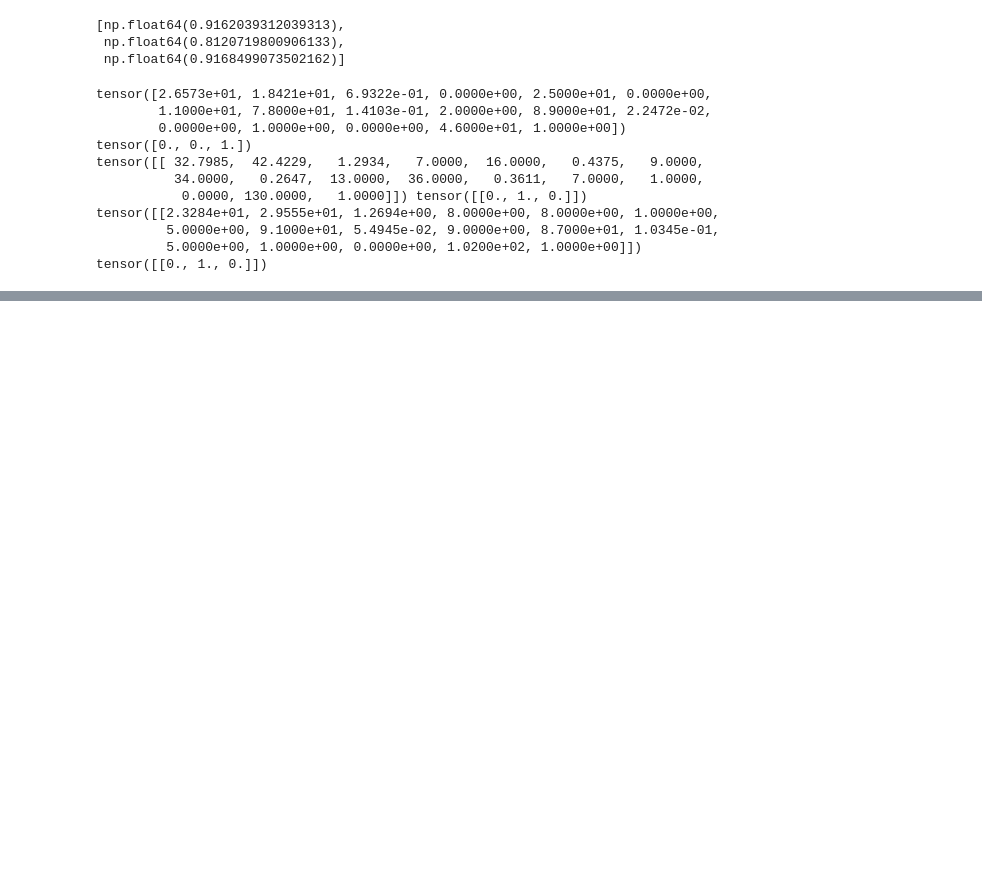
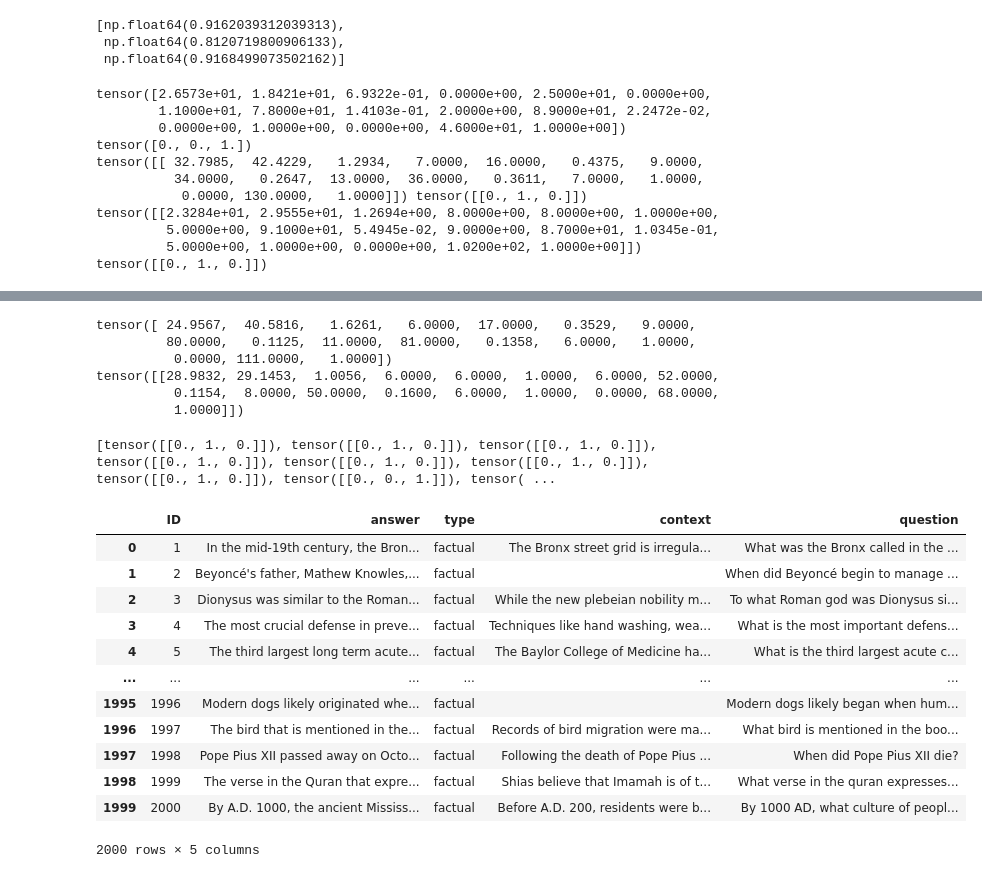
Before and after one commit to khornyik/Random_Projects, a Jupyter notebook: Data4Good2025/notebook.ipynb, the cells around one changed output, grey strips where cells are left out. Drawn from its saved outputs; the diff is of its cells as text; code cells hidden in the pictures; blank space fills up the shorter version.

```diff
--- a/Data4Good2025/notebook.ipynb
+++ b/Data4Good2025/notebook.ipynb
@@ -737,0 +916,66 @@ Your classification evaluation on the test set will be ranked among all teams in
+# %%
+# convert X,y to tensors for training and create a data loader object
+
+#training set to tensor
+
+X_full_test_tensor = torch.tensor(test_data.values, dtype = torch.float32)
+#y_full_test_tensor = torch.tensor([y_full_train.values[i][0] for i in range(0, len(y_full_train))], dtype = torch.float32)
+
+#create dataloaders
+
+dataloader_full_test = DataLoader(list(X_full_test_tensor), shuffle = False)
+
+#print to check data
+print(X_full_test_tensor[5])
+
+
+for i in dataloader_full_test:
+    print(i)
+    break
+# %% [output]
+tensor([ 24.9567,  40.5816,   1.6261,   6.0000,  17.0000,   0.3529,   9.0000,
+         80.0000,   0.1125,  11.0000,  81.0000,   0.1358,   6.0000,   1.0000,
+          0.0000, 111.0000,   1.0000])
+tensor([[28.9832, 29.1453,  1.0056,  6.0000,  6.0000,  1.0000,  6.0000, 52.0000,
+          0.1154,  8.0000, 50.0000,  0.1600,  6.0000,  1.0000,  0.0000, 68.0000,
+          1.0000]])
+# %%
+# make predictions on test data
+
+model.eval()
+
+classifications = []
+
+with torch.no_grad():
+    for x_vals in dataloader_full_test:
+        output = model(x_vals)
+
+        classification = torch.tensor([1 if i == torch.argmax(output) else 0 for i in range(3)], dtype = torch.float32).unsqueeze(0)
+
+        classifications.append(classification)
+
+
+print(classifications)
+# %% [output]
+[tensor([[0., 1., 0.]]), tensor([[0., 1., 0.]]), tensor([[0., 1., 0.]]), tensor([[0., 1., 0.]]), tensor([[0., 1., 0.]]), tensor([[0., 1., 0.]]), tensor([[0., 1., 0.]]), tensor([[0., 0., 1.]]), tensor( ...
+# %%
+# fill out predictions for the test data
+test_df['type'] = classifications
+
+test_df['type'] = test_df['type'].map(inverse_type_map)
+
+test_df
+# %% [output]
+|  | ID | answer | type | context | question |
+| 0 | 1 | In the mid-19th century, the Bron... | factual | The Bronx street grid is irregula... | What was the Bronx called in the ... |
+| 1 | 2 | Beyoncé's father, Mathew Knowles,... | factual |  | When did Beyoncé begin to manage ... |
+| 2 | 3 | Dionysus was similar to the Roman... | factual | While the new plebeian nobility m... | To what Roman god was Dionysus si... |
+| 3 | 4 | The most crucial defense in preve... | factual | Techniques like hand washing, wea... | What is the most important defens... |
+| 4 | 5 | The third largest long term acute... | factual | The Baylor College of Medicine ha... | What is the third largest acute c... |
+| ... | ... | ... | ... | ... | ... |
+| 1995 | 1996 | Modern dogs likely originated whe... | factual |  | Modern dogs likely began when hum... |
+| 1996 | 1997 | The bird that is mentioned in the... | factual | Records of bird migration were ma... | What bird is mentioned in the boo... |
+| 1997 | 1998 | Pope Pius XII passed away on Octo... | factual | Following the death of Pope Pius ... | When did Pope Pius XII die? |
+| 1998 | 1999 | The verse in the Quran that expre... | factual | Shias believe that Imamah is of t... | What verse in the quran expresses... |
+| 1999 | 2000 | By A.D. 1000, the ancient Mississ... | factual | Before A.D. 200, residents were b... | By 1000 AD, what culture of peopl... |
+2000 rows × 5 columns
```
Also changed, not shown: parts of 16 cells of this notebook.
